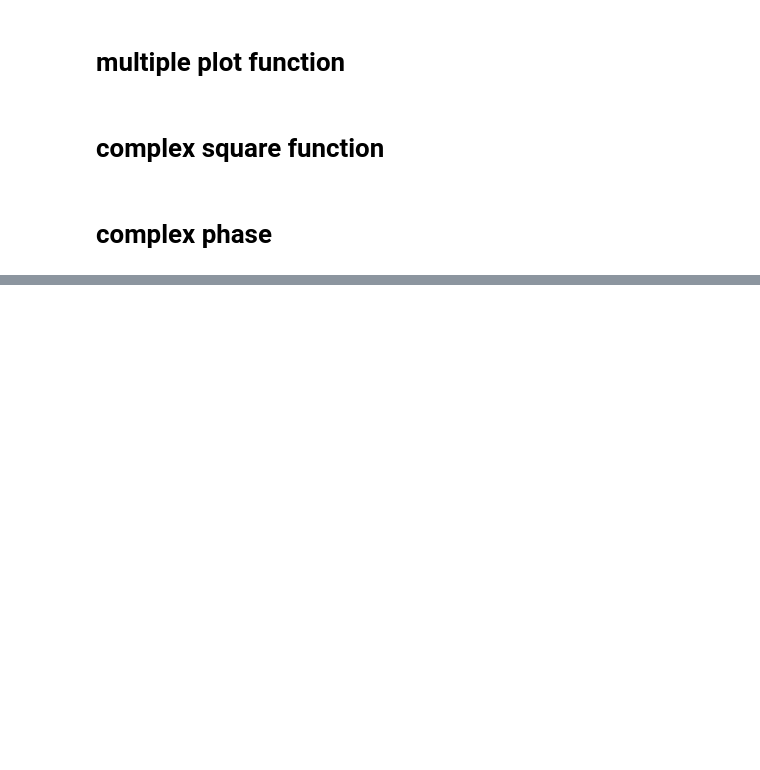
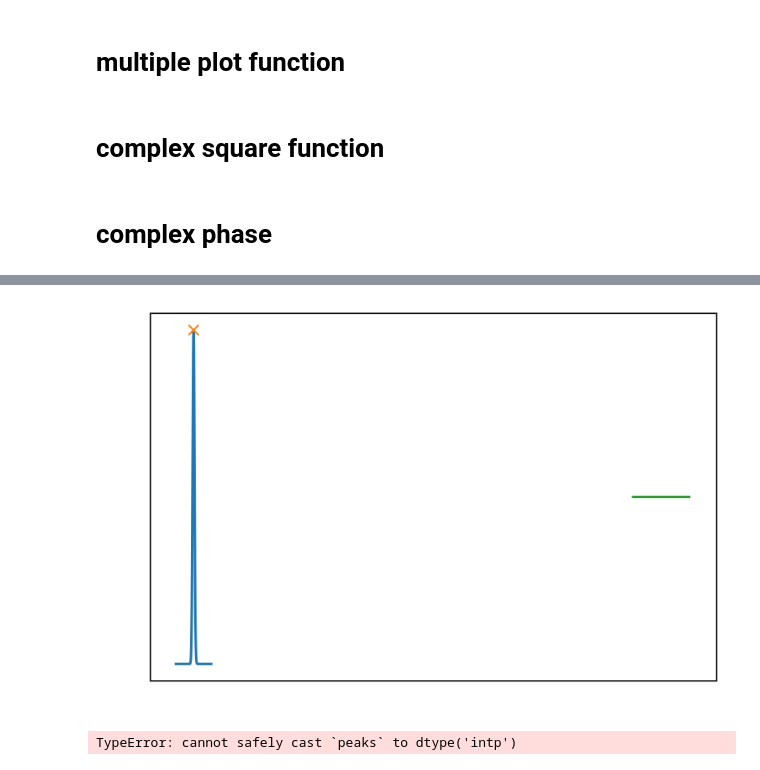
Before and after one commit to tommychinwj/HiddenSiVCenter, a Jupyter notebook: rand6.ipynb, the cells around one changed output, grey strips where cells are left out. Drawn from its saved outputs; the diff is of its cells as text; code cells hidden in the pictures; blank space fills up the shorter version.

```diff
--- a/rand6.ipynb
+++ b/rand6.ipynb
@@ -356,0 +376,5 @@ plt.show()
+# %%
+@numba.jit
+def Gaus(eps_ij):
+
+    return 1. / 1. / np.sqrt(2. * np.pi) * np.exp(-eps_ij**2. / 2. / 1.**2.)
@@ -356,0 +391,19 @@ plt.show()
+# %%
+x = np.linspace(-6 * np.pi, 6 * np.pi, 1000)
+y = Gaus(x)
+peaks, _ = spsig.find_peaks(y)
+results_half = spsig.peak_widths(y, peaks, rel_height=0.5)
+# results_full = spsig.peak_widths(y, peaks, rel_height=1)
+
+plt.plot(x, y)
+plt.plot(x[peaks], y[peaks], "x")
+plt.hlines(*results_half[1:], color="C2")
+# plt.hlines(*results_full[1:], color="C3")
+plt.show()
+# %% [output]
+[figure, added]
+# %%
+peaks, _ = find_peaks(x)
+results_half = peak_widths(x, peaks, rel_height=0.5)
+# %% [output]
+TypeError: cannot safely cast `peaks` to dtype('intp')
```
Also changed, not shown: parts of 10 cells of this notebook, 1 other file.
